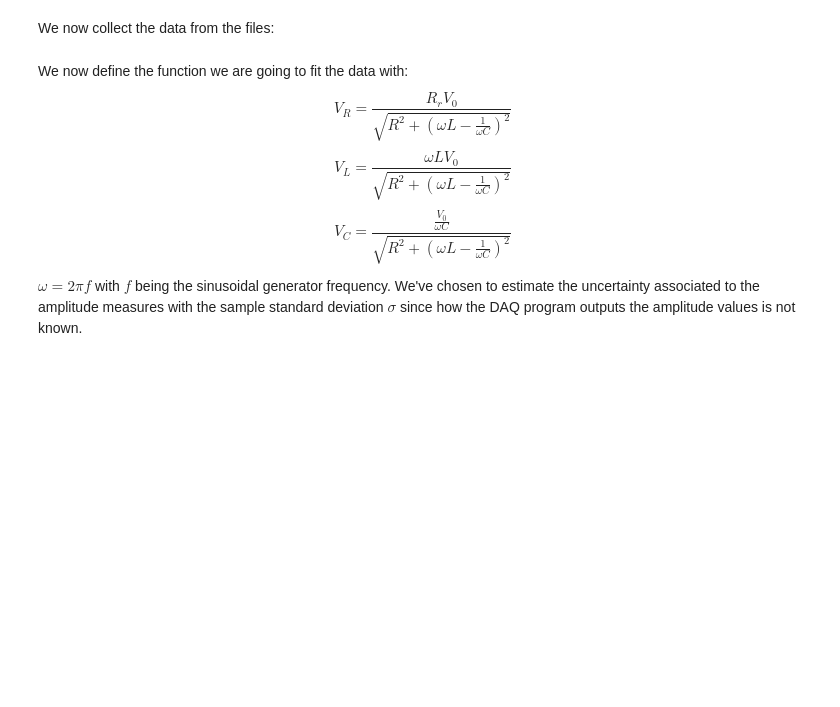
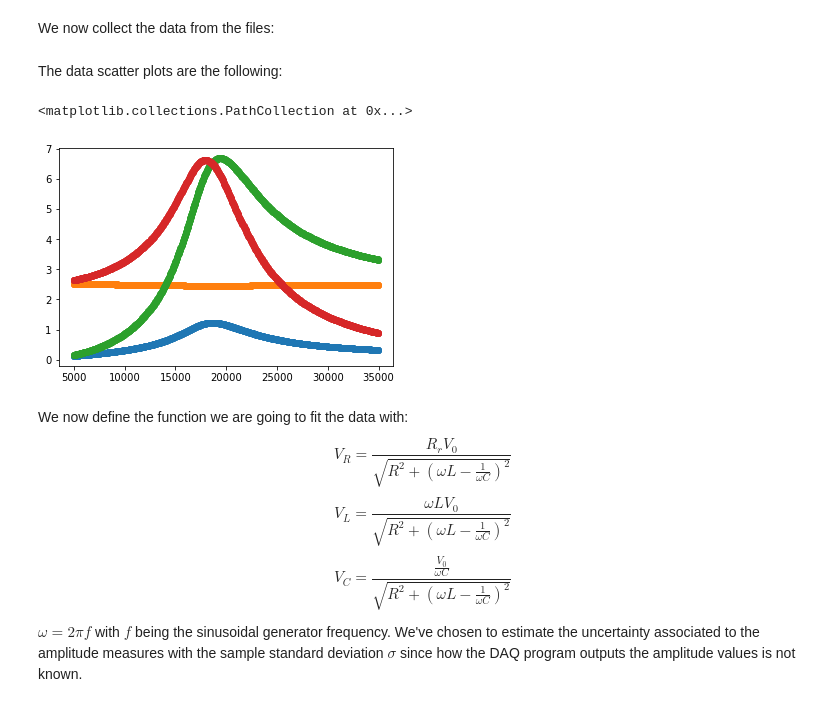
Before and after one commit to Feyn-23/Lab-II, a Jupyter notebook: amplitutes.ipynb, the cells around one changed output. Drawn from its saved outputs; the diff is of its cells as text; code cells hidden in the pictures; blank space fills up the shorter version.

```diff
--- a/amplitutes.ipynb
+++ b/amplitutes.ipynb
@@ -14,12 +13,17 @@ file_name = 'amplitudes1.csv'
 data_file = file_folder + file_name
 
 frequencies, amplitudeGen, amplitudeR, amplitudeL, amplitudeC  = np.loadtxt(data_file, delimiter = ',', skiprows = 1, usecols = (0, 1, 2, 3, 4), unpack = True)
-
-# amplitudes values are in mV units
-amplitudeGen *= 10**(-3)
-amplitudeR *= 10**(-3)
-amplitudeL *= 10**(-3)
-amplitudeC *= 10**(-3)
+# %% [markdown]
+The data scatter plots are the following:
+# %%
+
+plt.scatter(frequencies,amplitudeR)
+plt.scatter(frequencies,amplitudeGen)
+plt.scatter(frequencies,amplitudeL)
+plt.scatter(frequencies,amplitudeC)
+# %% [output]
+<matplotlib.collections.PathCollection at 0x...>
+[figure, added]
 # %% [markdown]
 We now define the function we are going to fit the data with: $$ V_R = \frac{R_rV_0}{\sqrt{R^2+{ \left(\omega L - \frac{1}{\omega C}\right)}^2}}$$
 $$ V_L = \frac{\omega L V_0}{\sqrt{R^2+{ \left(\omega L - \frac{1}{\omega C}\right)}^2}}$$
```
Also changed, not shown: parts of 17 cells of this notebook, 1 other file.
